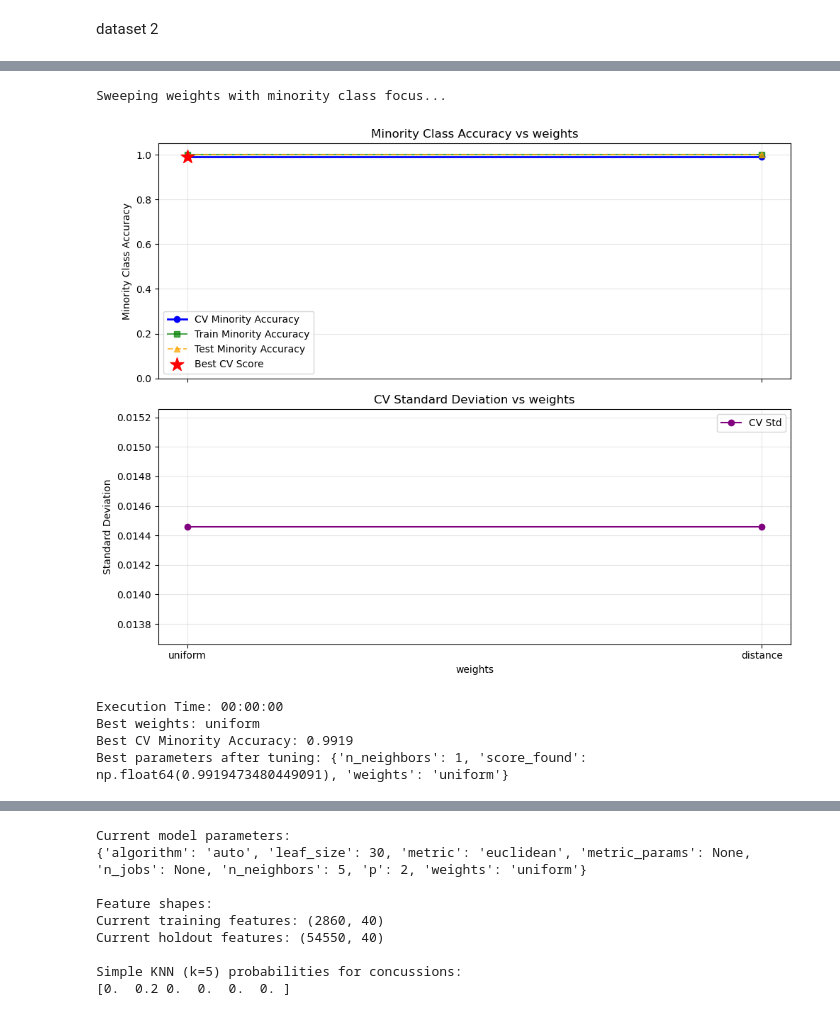
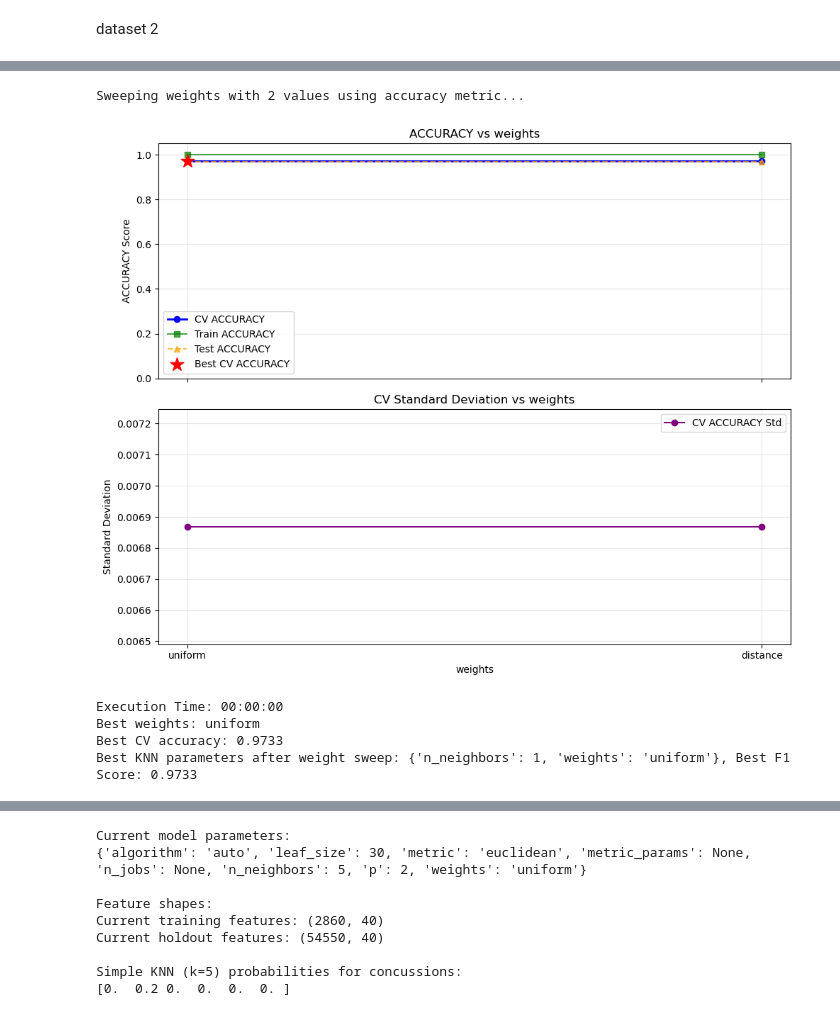
Before and after one commit to shmorhunmsds/summer_milestone_2, a Jupyter notebook: summer_milestone2_week8.ipynb, the cells around one changed output, grey strips where cells are left out. Cells and saved outputs as stored; diff of their text form; code cells hidden in the pictures.

```diff
--- a/summer_milestone2_week8.ipynb
+++ b/summer_milestone2_week8.ipynb
@@ -1069,12 +1255,12 @@ X_param_train, X_param_val, y_param_train, y_param_val = train_test_split(
 from sklearn.neighbors import KNeighborsClassifier
 
 # Use your parameter sweep on the resampled training data
-base_params = {}
-k_values = list(range(1, 21))
+knn_params = {'n_neighbors': 5}  # Base parameters
+k_values = list(range(1, 21))  # Range of K values to test
 
-best_params = sweep_injury_classifier_parameter(
+best_params, best_score = sweep_injury_classifier_parameter(
     model=KNeighborsClassifier,
-    Parameters=base_params,
+    Parameters=knn_params,
     param='n_neighbors',
     parameter_list=k_values,
     X_train=X_param_train,  # Subset of resampled training data
@@ -1082,7 +1268,11 @@ best_params = sweep_injury_classifier_parameter(
     X_test=X_param_val,     # Validation split from resampled data
     y_test=y_param_val,
     n_repeats=3,
-    verbose=True
+    verbose=True,
+    return_score=True
 )
+
+print(f"Best KNN parameters: {best_params}, Best F1 Score: {best_score:.4f}")
+next_model = KNeighborsClassifier(**best_params)
 # %% [output]
 Sweeping n_neighbors with minority class focus...
@@ -1093,26 +1284,28 @@ Best CV Minority Accuracy: 0.9919
 # %%
-base_params.update(best_params)
 weight_values = ['uniform', 'distance']
-best_weights = sweep_injury_classifier_parameter(
-    model=KNeighborsClassifier,
-    Parameters=base_params,
+
+best_params, best_score = sweep_classifier_parameter(
+    model=next_model,
+    Parameters=best_params,
     param='weights',
     parameter_list=weight_values,
     X_train=X_param_train,
     y_train=y_param_train,
     X_test=X_param_val,
     y_test=y_param_val,
-    n_repeats=3,
-    verbose=True)
+    n_repeats=5,
+    verbose=True,
+    return_score=True
+)
 
-base_params.update(best_weights)
-print(f"Best parameters after tuning: {base_params}")
+print(f"Best KNN parameters after weight sweep: {best_params}, Best F1 Score: {best_score:.4f}")
+next_model = KNeighborsClassifier(**best_params)
 # %% [output]
-Sweeping weights with minority class focus...
+Sweeping weights with 2 values using accuracy metric...
-[figure, old version]
+[figure, new version]
 Execution Time: 00:00:00
 Best weights: uniform
-Best CV Minority Accuracy: 0.9919
-Best parameters after tuning: {'n_neighbors': 1, 'score_found': np.float64(0.9919473480449091), 'weights': 'uniform'}
+Best CV accuracy: 0.9733
+Best KNN parameters after weight sweep: {'n_neighbors': 1, 'weights': 'uniform'}, Best F1 Score: 0.9733
 # %%
 distance_metrics = ['euclidean', 'manhattan', 'chebyshev', 'minkowski']
```
Also changed, not shown: parts of 27 cells of this notebook, 2 other files.
